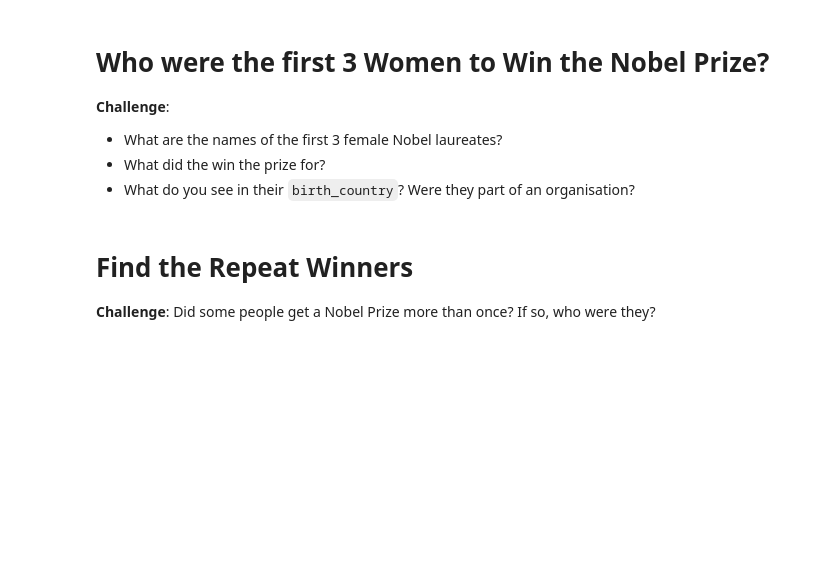
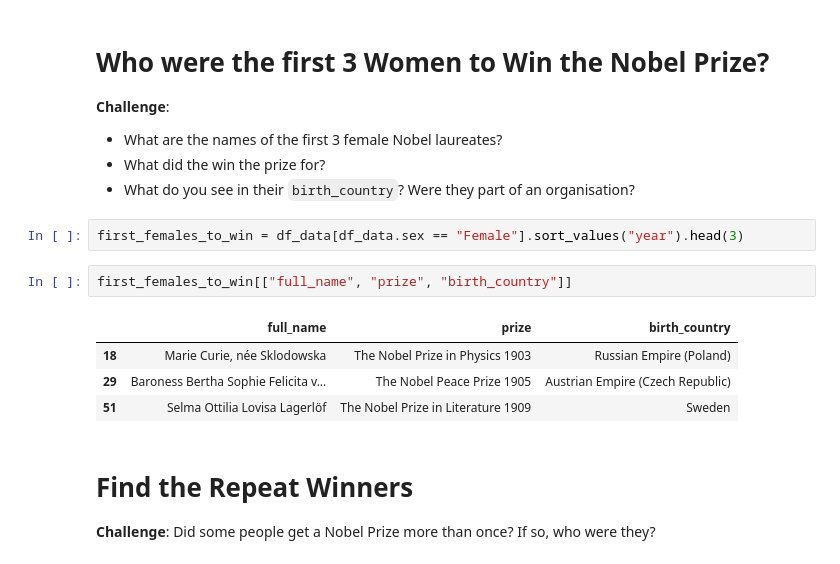
Before and after one commit to RyanWri/My100DaysOfCode, a Jupyter notebook: Day79/Nobel_Prize_Analysis_(start).ipynb, the cells around one changed output. Saved outputs shown, nothing was run; the diff lists cells and outputs as text; blank space fills up the shorter version.

```diff
--- a/Day79/Nobel_Prize_Analysis_(start).ipynb
+++ b/Day79/Nobel_Prize_Analysis_(start).ipynb
@@ -148,6 +168,15 @@ dtype: object
 * What are the names of the first 3 female Nobel laureates?
 * What did the win the prize for?
 * What do you see in their `birth_country`? Were they part of an organisation?
+# %%
+first_females_to_win = df_data[df_data.sex == "Female"].sort_values("year").head(3)
+# %%
+first_females_to_win[["full_name", "prize", "birth_country"]]
+# %% [output]
+|  | full_name | prize | birth_country |
+| 18 | Marie Curie, née Sklodowska | The Nobel Prize in Physics 1903 | Russian Empire (Poland) |
+| 29 | Baroness Bertha Sophie Felicita v... | The Nobel Peace Prize 1905 | Austrian Empire (Czech Republic) |
+| 51 | Selma Ottilia Lovisa Lagerlöf | The Nobel Prize in Literature 1909 | Sweden |
 # %% [markdown]
 # Find the Repeat Winners
 
```
Also changed, not shown: parts of 9 cells of this notebook, 1 other file.
